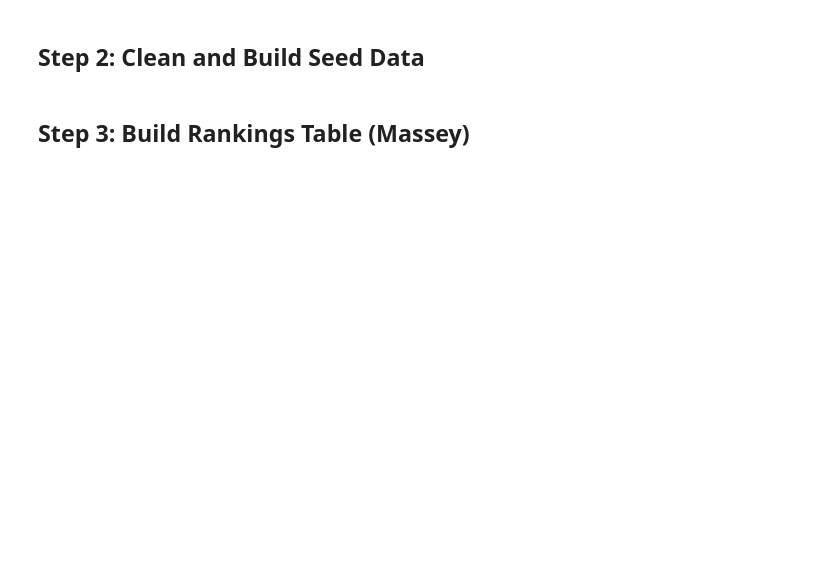
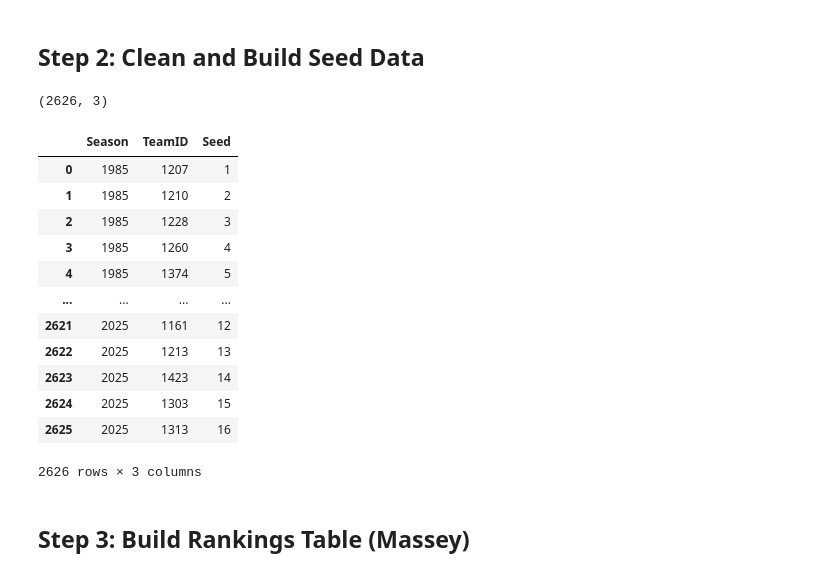
Before and after one commit to krishna-kasuganti/ncaa-bracket-model, a Jupyter notebook: notebooks/02_feature_engineering.ipynb, the cells around one changed output. Saved outputs shown, nothing was run; the diff lists cells and outputs as text; code cells hidden in the pictures; blank space fills up the shorter version.

```diff
--- a/notebooks/02_feature_engineering.ipynb
+++ b/notebooks/02_feature_engineering.ipynb
@@ -58,6 +76,24 @@ seed_clean.head()
 # %%
 if (seed_clean['Seed'] <= 16).all() and (seed_clean['Seed'] >= 1).all():
     print("All seed values are valid (between 1 and 16).")
+# %%
+print(seed_clean.shape)
+seed_clean
+# %% [output]
+(2626, 3)
+|  | Season | TeamID | Seed |
+| 0 | 1985 | 1207 | 1 |
+| 1 | 1985 | 1210 | 2 |
+| 2 | 1985 | 1228 | 3 |
+| 3 | 1985 | 1260 | 4 |
+| 4 | 1985 | 1374 | 5 |
+| ... | ... | ... | ... |
+| 2621 | 2025 | 1161 | 12 |
+| 2622 | 2025 | 1213 | 13 |
+| 2623 | 2025 | 1423 | 14 |
+| 2624 | 2025 | 1303 | 15 |
+| 2625 | 2025 | 1313 | 16 |
+2626 rows × 3 columns
 # %% [markdown]
 ## Step 3: Build Rankings Table (Massey)
 # %%
```
Also changed, not shown: parts of 9 cells of this notebook.
